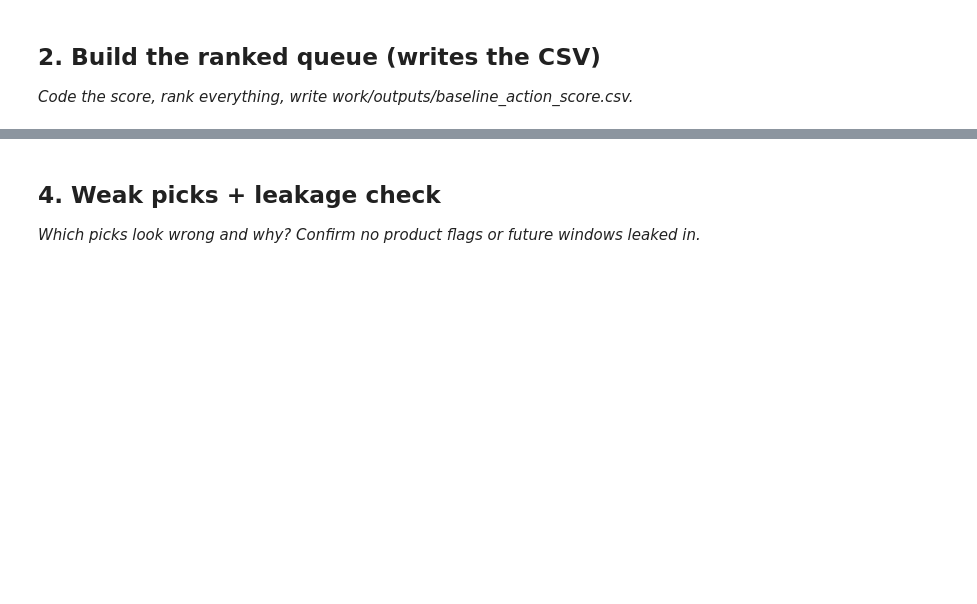
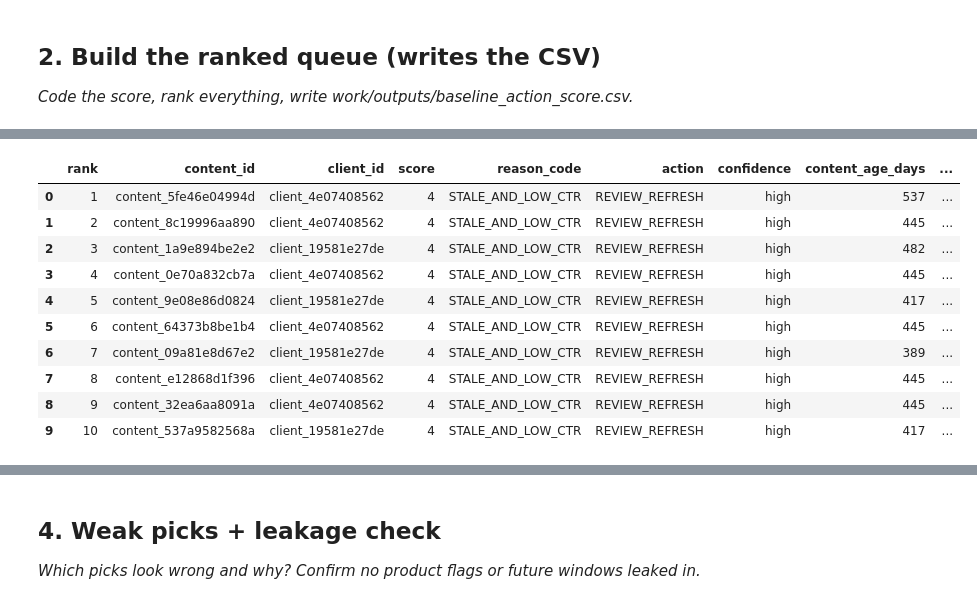
Before and after one commit to Manjit-yadav/flyrank-ml-internship, a Jupyter notebook: work/notebooks/w04_baseline_score.ipynb, the cells around one changed output, grey strips where cells are left out. Drawn from its saved outputs; the diff is of its cells as text; code cells hidden in the pictures; blank space fills up the shorter version.

```diff
--- a/work/notebooks/w04_baseline_score.ipynb
+++ b/work/notebooks/w04_baseline_score.ipynb
@@ -186,0 +194,84 @@ OSError: Cannot save file into a non-existent directory: '/content/work/outputs'
+# %%
+# This cell is for CODE (numbers, a query, a check).
+# Write your text answer in the cell ABOVE this one — typing sentences here breaks Run All.
+work = df.copy()
+
+# 1) Position group for each page
+work["position_bucket"] = pd.cut(
+    work["avg_position"], bins=POSITION_BINS, labels=POSITION_LABELS, include_lowest=True
+)
+
+# 2) Benchmark: median CTR per position group, using only pages with enough impressions
+enough_data = work["impressions_90d"].fillna(0) >= MIN_IMPRESSIONS
+bucket_median = work[enough_data].groupby("position_bucket", observed=True)["ctr"].median()
+median_lookup = {str(k): float(v) for k, v in bucket_median.items()}
+work["position_ctr_median"] = work["position_bucket"].astype(str).map(median_lookup)   # NaN if no position
+
+# 3) CTR signal: below the benchmark AND enough impressions to trust it
+work["ctr_below_position_median"] = (
+    enough_data & work["ctr"].notna() & work["position_ctr_median"].notna()
+    & (work["ctr"] < work["position_ctr_median"])
+)
+
+# 4) Points  (missing age -> 0 age points)
+age = work["content_age_days"]
+work["age_points"] = np.select([age >= STALE_DAYS, age >= AGING_DAYS], [2, 1], default=0)
+work["ctr_points"] = np.where(work["ctr_below_position_median"], 2, 0)
+work["score"] = work["age_points"] + work["ctr_points"]
+
+# 5) Reason code (first matching line wins)
+stale = work["age_points"] == 2
+aging = work["age_points"] == 1
+low_ctr = work["ctr_points"] == 2
+work["reason_code"] = np.select(
+    [stale & low_ctr, aging & low_ctr, low_ctr, stale, aging],
+    ["STALE_AND_LOW_CTR", "AGING_AND_LOW_CTR", "LOW_CTR_FOR_POSITION", "STALE_ONLY", "AGING_ONLY"],
+    default="NO_STRONG_SIGNAL",
+)
+
+# 6) Action and confidence note
+work["action"] = np.select(
+    [work["score"] >= REVIEW_SCORE, work["score"] == 1],
+    ["REVIEW_REFRESH", "WATCH"],
+    default="NO_ACTION",
+)
+impr = work["impressions_90d"].fillna(0)
+work["confidence"] = np.select(
+    [work["content_age_days"].isna() | (impr < MIN_IMPRESSIONS), impr < HIGH_CONF_IMPRESSIONS],
+    ["low", "medium"],
+    default="high",
+)
+
+# 7) Rank: score, then impressions (upside), then age; content_id keeps the order stable
+queue = (
+    work.assign(impressions_sort=impr, age_sort=work["content_age_days"].fillna(-1))
+    .sort_values(
+        ["score", "impressions_sort", "age_sort", "content_id"],
+        ascending=[False, False, False, True],
+        kind="mergesort",
+    )
+    .drop(columns=["impressions_sort", "age_sort"])
+)
+queue.insert(0, "rank", np.arange(1, len(queue) + 1))
+queue = queue.rename_axis("source_row").reset_index()
+
+OUTPUT_COLUMNS = [
+    "rank", "content_id", "client_id", "score", "reason_code", "action", "confidence",
+    "content_age_days", "avg_position", "position_bucket", "ctr", "position_ctr_median",
+    "impressions_90d", "source_row",
+]
+baseline_queue = queue[OUTPUT_COLUMNS].copy()
+
+# 8) Write the CSV (the folder is created if it does not exist)
+os.makedirs(OUTPUT_DIR, exist_ok=True)
+baseline_queue.to_csv(OUTPUT_PATH, index=False)
+print("Saved:", os.path.abspath(OUTPUT_PATH))
+print("Rows written:", len(baseline_queue))
+
+print("\nPages by action:")
+display(baseline_queue["action"].value_counts().to_frame("n_pages"))
+print("Pages by reason code:")
+display(baseline_queue["reason_code"].value_counts().to_frame("n_pages"))
+print("Top 10 of the queue:")
+display(baseline_queue.head(10))
+# %% [output]
@@ -187,3 +297,14 @@ OSError: Cannot save file into a non-existent directory: '/content/work/outputs'
+|  | rank | content_id | client_id | score | reason_code | action | confidence | content_age_days | ... |
+| 0 | 1 | content_5fe46e04994d | client_4e07408562 | 4 | STALE_AND_LOW_CTR | REVIEW_REFRESH | high | 537 | ... |
+| 1 | 2 | content_8c19996aa890 | client_4e07408562 | 4 | STALE_AND_LOW_CTR | REVIEW_REFRESH | high | 445 | ... |
+| 2 | 3 | content_1a9e894be2e2 | client_19581e27de | 4 | STALE_AND_LOW_CTR | REVIEW_REFRESH | high | 482 | ... |
+| 3 | 4 | content_0e70a832cb7a | client_4e07408562 | 4 | STALE_AND_LOW_CTR | REVIEW_REFRESH | high | 445 | ... |
+| 4 | 5 | content_9e08e86d0824 | client_19581e27de | 4 | STALE_AND_LOW_CTR | REVIEW_REFRESH | high | 417 | ... |
+| 5 | 6 | content_64373b8be1b4 | client_4e07408562 | 4 | STALE_AND_LOW_CTR | REVIEW_REFRESH | high | 445 | ... |
+| 6 | 7 | content_09a81e8d67e2 | client_19581e27de | 4 | STALE_AND_LOW_CTR | REVIEW_REFRESH | high | 389 | ... |
+| 7 | 8 | content_e12868d1f396 | client_4e07408562 | 4 | STALE_AND_LOW_CTR | REVIEW_REFRESH | high | 445 | ... |
+| 8 | 9 | content_32ea6aa8091a | client_4e07408562 | 4 | STALE_AND_LOW_CTR | REVIEW_REFRESH | high | 445 | ... |
+| 9 | 10 | content_537a9582568a | client_19581e27de | 4 | STALE_AND_LOW_CTR | REVIEW_REFRESH | high | 417 | ... |
 # %% [markdown]
 ## 3. Top-20 review
 
```
Also changed, not shown: parts of 26 cells of this notebook.
